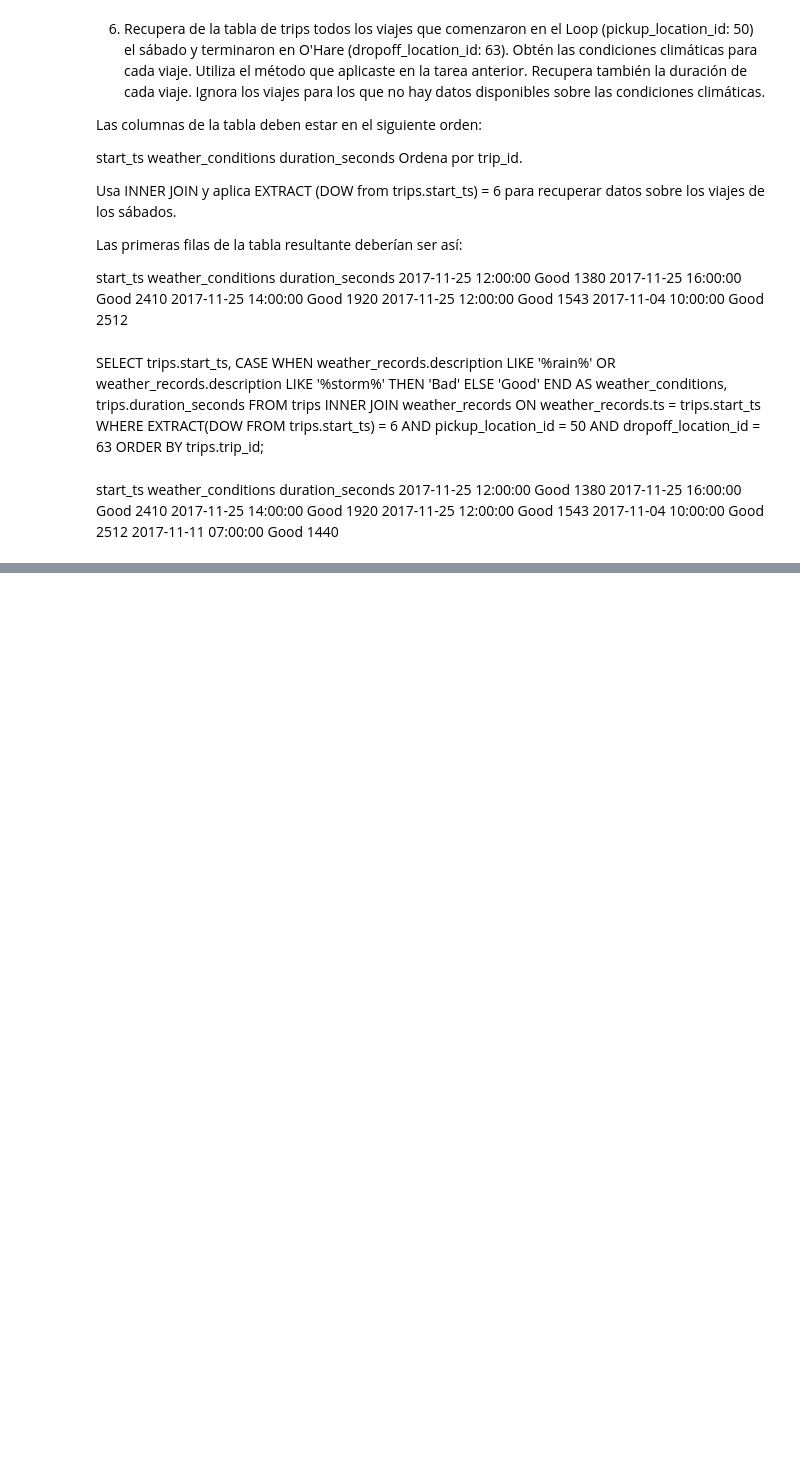
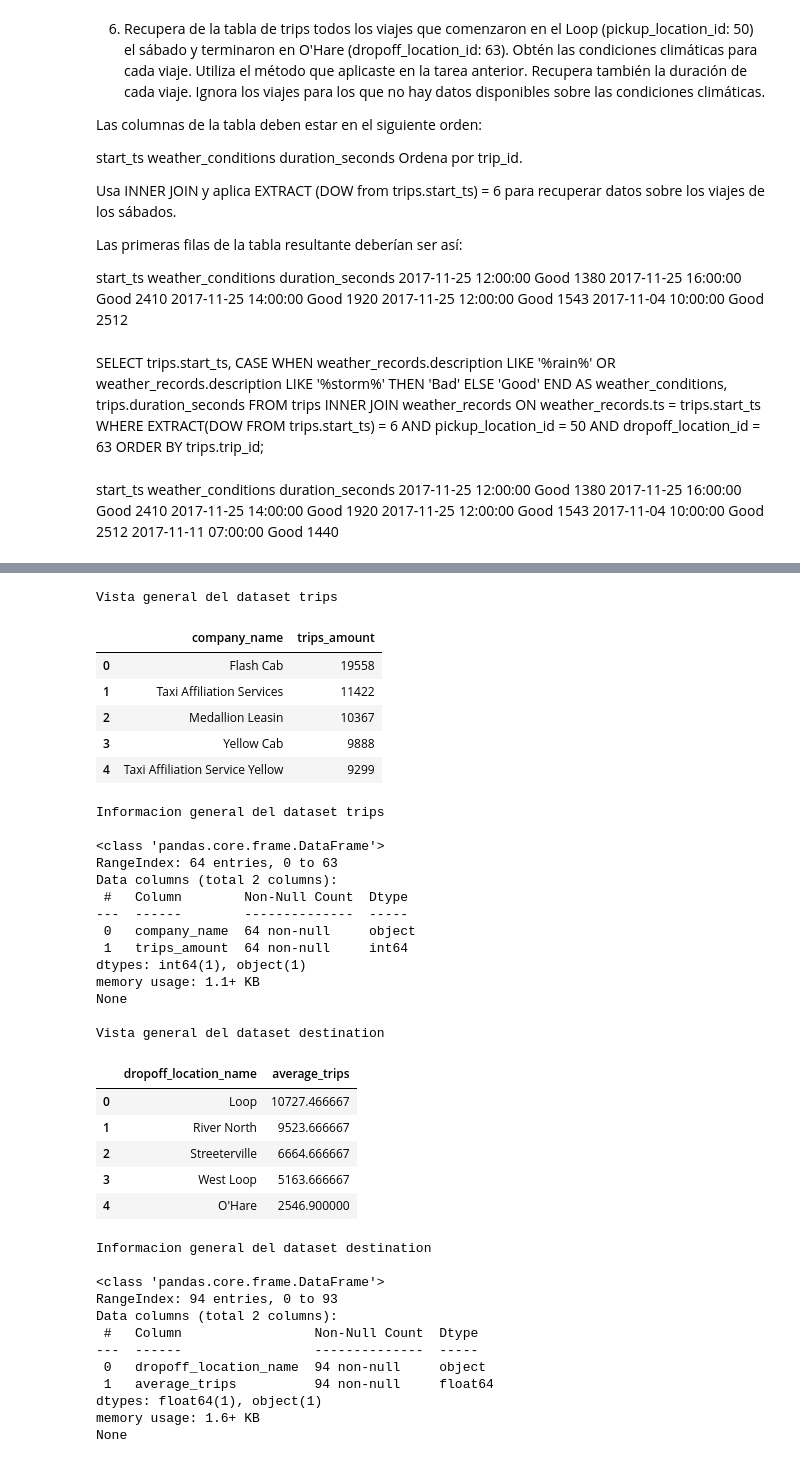
Before and after one commit to jovanespinosa108/DS-project-8, a Jupyter notebook: ds_project_8.ipynb, the cells around one changed output, grey strips where cells are left out. Drawn from its saved outputs; the diff is of its cells as text; code cells hidden in the pictures; blank space fills up the shorter version.

```diff
--- a/ds_project_8.ipynb
+++ b/ds_project_8.ipynb
@@ -301,0 +314,57 @@ start_ts	        weather_conditions	duration_seconds
+# %%
+# Open csv files
+trips_df = pd.read_csv('moved_project_sql_result_01.csv')
+destination_df = pd.read_csv('moved_project_sql_result_04.csv')
+
+# content preview
+print('Vista general del dataset trips\n')
+display(trips_df.head())
+print('\nInformacion general del dataset trips\n')
+print(trips_df.info())
+
+print('\nVista general del dataset destination\n')
+display(destination_df.head())
+print('\nInformacion general del dataset destination\n')
+print(destination_df.info())
+
+# No datatype, null or duplicate information to modify
+# %% [output]
+Vista general del dataset trips
+|  | company_name | trips_amount |
+| 0 | Flash Cab | 19558 |
+| 1 | Taxi Affiliation Services | 11422 |
+| 2 | Medallion Leasin | 10367 |
+| 3 | Yellow Cab | 9888 |
+| 4 | Taxi Affiliation Service Yellow | 9299 |
+Informacion general del dataset trips
+
+<class 'pandas.core.frame.DataFrame'>
+RangeIndex: 64 entries, 0 to 63
+Data columns (total 2 columns):
+ #   Column        Non-Null Count  Dtype
+---  ------        --------------  -----
+ 0   company_name  64 non-null     object
+ 1   trips_amount  64 non-null     int64
+dtypes: int64(1), object(1)
+memory usage: 1.1+ KB
+None
+
+Vista general del dataset destination
+|  | dropoff_location_name | average_trips |
+| 0 | Loop | 10727.466667 |
+| 1 | River North | 9523.666667 |
+| 2 | Streeterville | 6664.666667 |
+| 3 | West Loop | 5163.666667 |
+| 4 | O'Hare | 2546.900000 |
+Informacion general del dataset destination
+
+<class 'pandas.core.frame.DataFrame'>
+RangeIndex: 94 entries, 0 to 93
+Data columns (total 2 columns):
+ #   Column                 Non-Null Count  Dtype
+---  ------                 --------------  -----
+ 0   dropoff_location_name  94 non-null     object
+ 1   average_trips          94 non-null     float64
+dtypes: float64(1), object(1)
+memory usage: 1.6+ KB
+None
```
Also changed, not shown: parts of 7 cells of this notebook.
